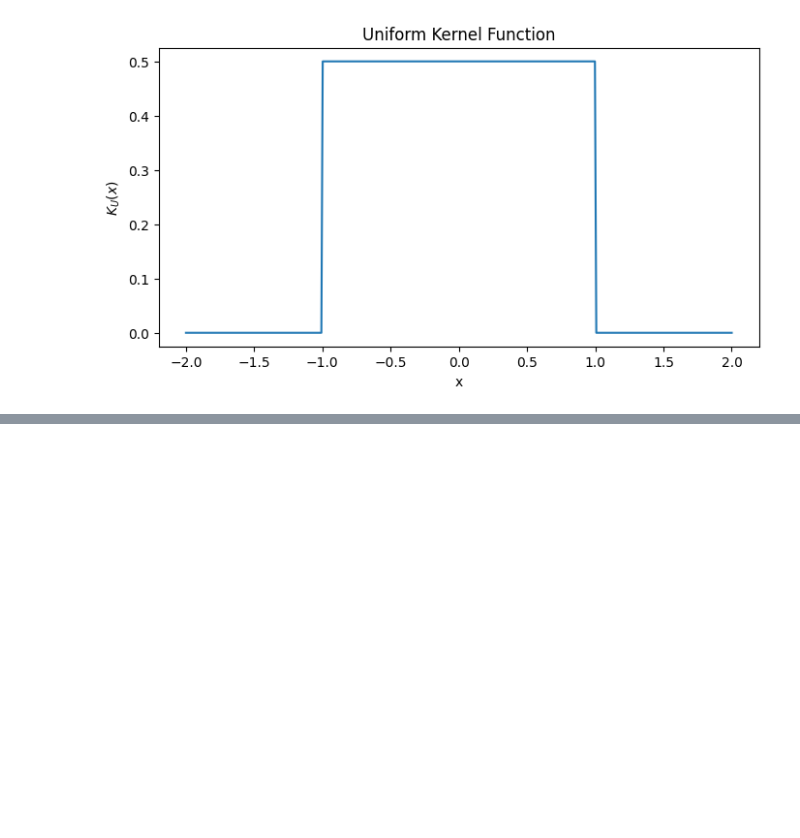
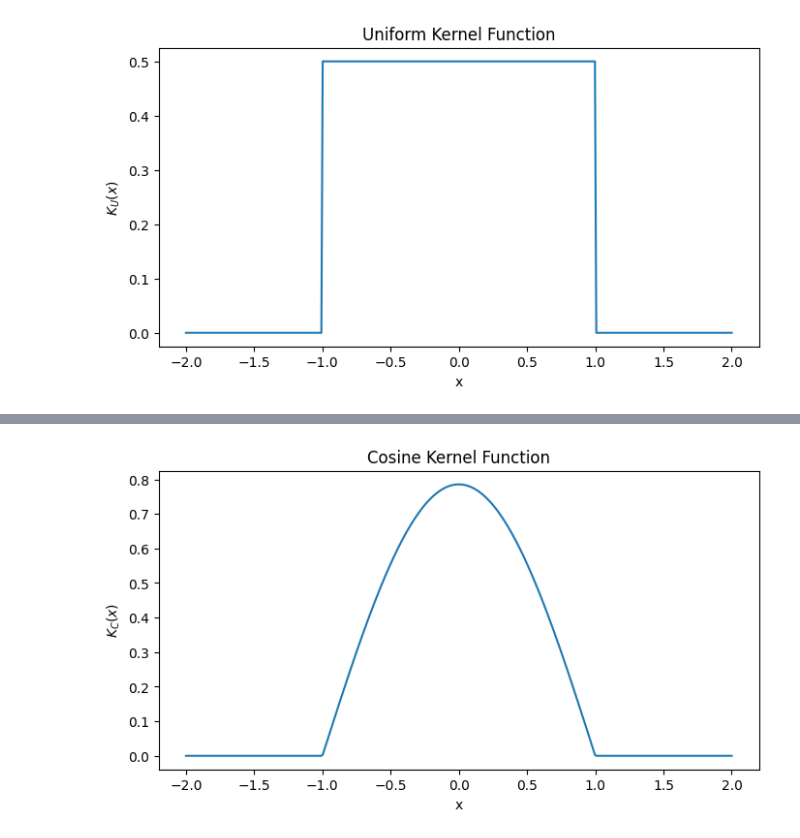
Before and after one commit to abalone88/nonparam-stats-proj, a Jupyter notebook: code/chp2-nonparam-density/univariate-kernels.ipynb, the cells around one changed output, grey strips where cells are left out. Saved outputs shown, nothing was run; the diff lists cells and outputs as text; code cells hidden in the pictures; blank space fills up the shorter version.

```diff
--- a/code/chp2-nonparam-density/univariate-kernels.ipynb
+++ b/code/chp2-nonparam-density/univariate-kernels.ipynb
@@ -91,0 +107,19 @@ plt.show()
+# %%
+
+def cosine_kernel(x):
+    return np.where(np.abs(x) <= 1, (np.pi / 4) * np.cos(np.pi * x / 2), 0)
+
+kernel_values = cosine_kernel(x)
+
+# Plotting
+plt.figure(figsize=(8, 4))
+plt.plot(x, kernel_values, label="Cosine Kernel")
+plt.xlabel("x")
+plt.ylabel("$K_C(x)$")
+plt.title("Cosine Kernel Function")
+#plt.legend()
+
+plt.savefig(os.path.join(plots_folder, 'univariate_cosine_kernel.png'))
+plt.show()
+# %% [output]
+[figure, added]
```
Also changed, not shown: parts of 7 cells of this notebook.
